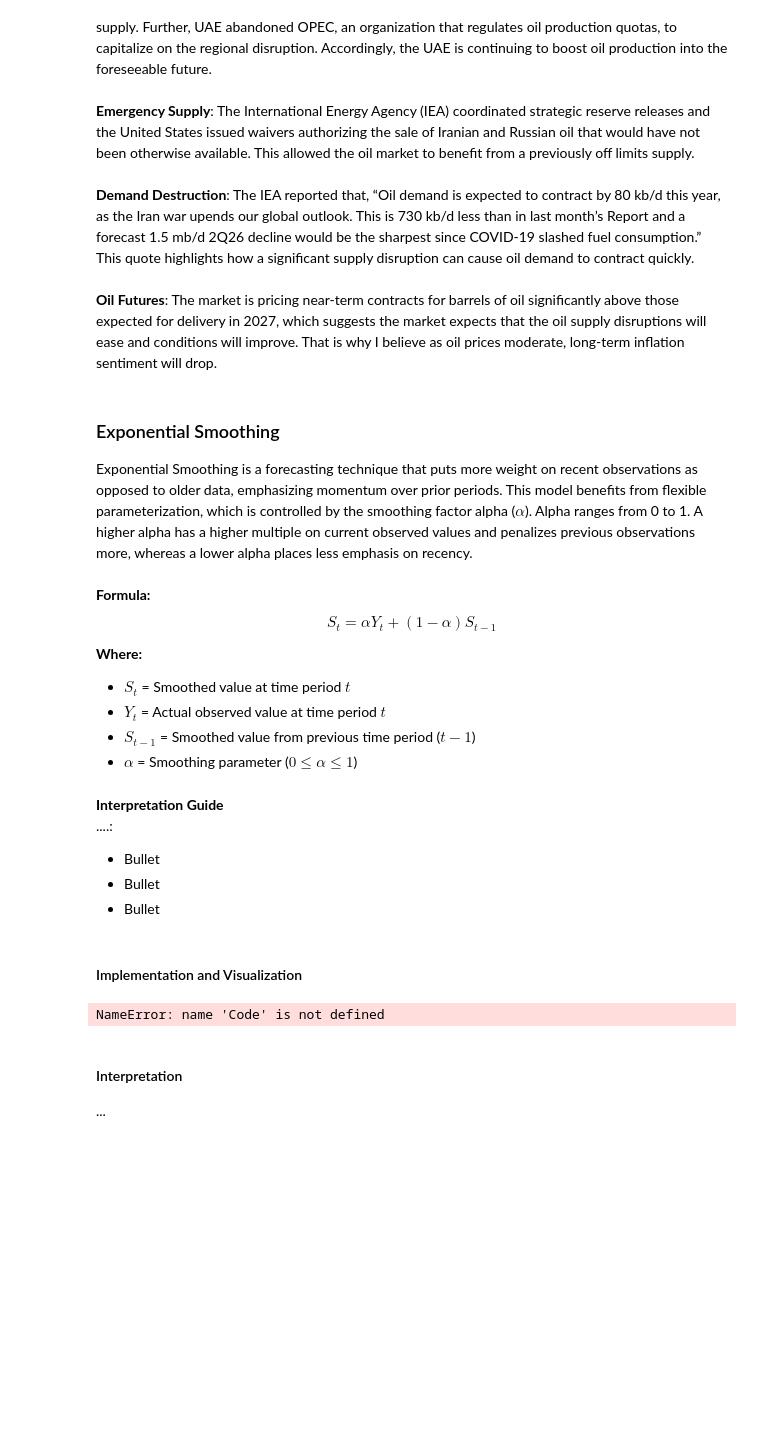
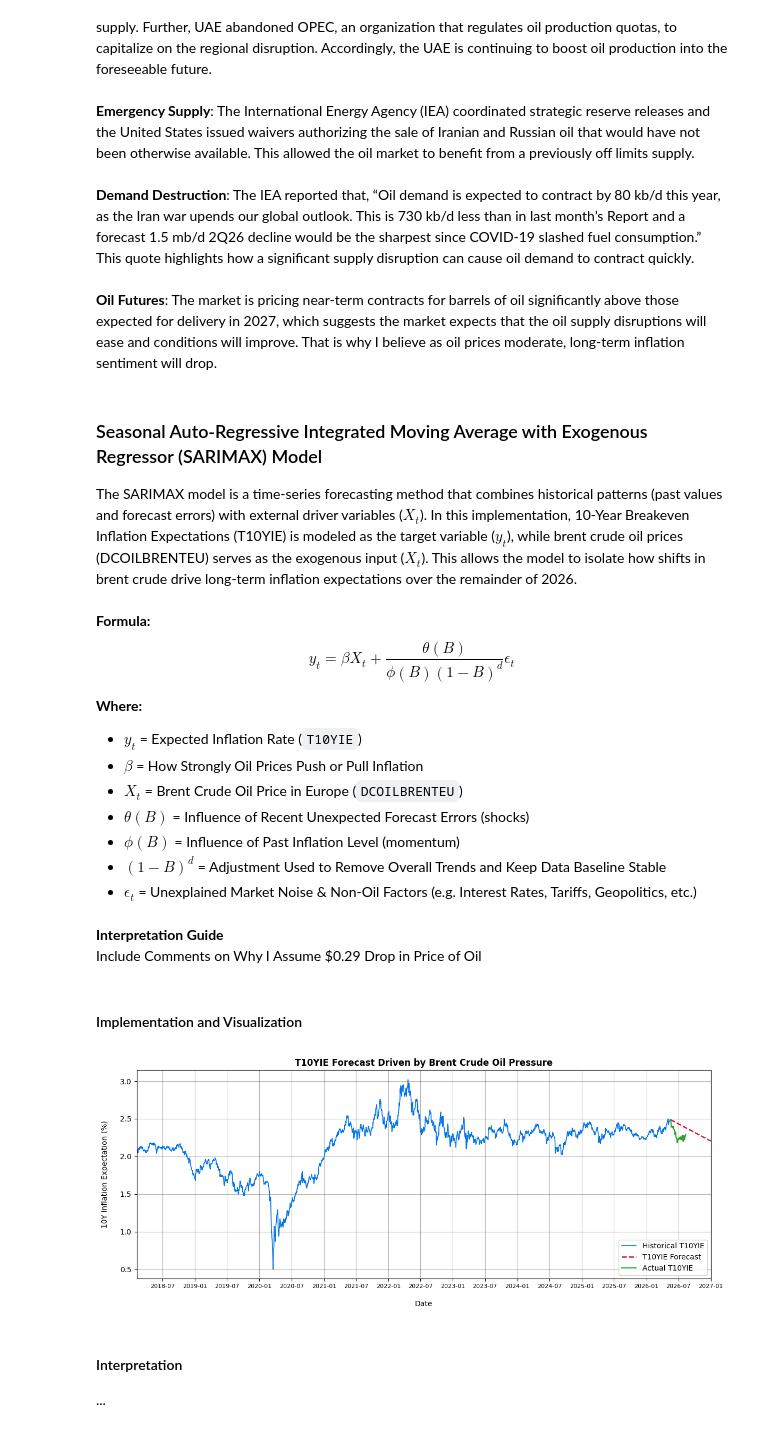
Before and after one commit to Ryan-Page-2024/Investigating-Inflation, a Jupyter notebook: Investigating_Inflation.ipynb, the cells around one changed output. Cells and saved outputs as stored; diff of their text form; code cells hidden in the pictures; blank space fills up the shorter version.

```diff
--- a/Investigating_Inflation.ipynb
+++ b/Investigating_Inflation.ipynb
@@ -1387,29 +1387,77 @@ The closing of the Strait of Hormuz caused the largest oil supply disruption in
 <br><br>
 **Oil Futures**: The market is pricing near-term contracts for barrels of oil significantly above those expected for delivery in 2027, which suggests the market expects that the oil supply disruptions will ease and conditions will improve. That is why I believe as oil prices moderate, long-term inflation sentiment will drop.
 # %% [markdown]
-### Exponential Smoothing
-Exponential Smoothing is a forecasting technique that puts more weight on recent observations as opposed to older data, emphasizing momentum over prior periods. This model benefits from flexible parameterization, which is controlled by the smoothing factor alpha ($\alpha$). Alpha ranges from 0 to 1. A higher alpha has a higher multiple on current observed values and penalizes previous observations more, whereas a lower alpha places less emphasis on recency.
+### Seasonal Auto-Regressive Integrated Moving Average with Exogenous Regressor (SARIMAX) Model
+The SARIMAX model is a time-series forecasting method that combines historical patterns (past values and forecast errors) with external driver variables ($X_t$). In this implementation, 10-Year Breakeven Inflation Expectations (T10YIE) is modeled as the target variable ($y_t$), while brent crude oil prices (DCOILBRENTEU) serves as the exogenous input ($X_t$). This allows the model to isolate how shifts in brent crude drive long-term inflation expectations over the remainder of 2026.
 <br><br>**Formula:**<br>
-$$S_t = \alpha Y_t + (1 - \alpha) S_{t-1}$$
+$$y_t = \beta X_t + \frac{\theta(B)}{\phi(B)(1 - B)^d} \epsilon_t$$
 
 **Where:**
-* $S_t$ = Smoothed value at time period $t$
-* $Y_t$ = Actual observed value at time period $t$
-* $S_{t-1}$ = Smoothed value from previous time period ($t-1$)
-* $\alpha$ = Smoothing parameter ($0 \le \alpha \le 1$)
+* $y_t$ = Expected Inflation Rate (`T10YIE`)
+* $\beta$ = How Strongly Oil Prices Push or Pull Inflation
+* $X_t$ = Brent Crude Oil Price in Europe (`DCOILBRENTEU`)
+* $\theta(B)$ = Influence of Recent Unexpected Forecast Errors (shocks)
+* $\phi(B)$ = Influence of Past Inflation Level (momentum)
+* $(1 - B)^d$ = Adjustment Used to Remove Overall Trends and Keep Data Baseline Stable
+* $\epsilon_t$ = Unexplained Market Noise & Non-Oil Factors (e.g. Interest Rates, Tariffs, Geopolitics, etc.)
 # %% [markdown]
 **Interpretation Guide**<br>
-....:<br>
-
-+ Bullet
-+ Bullet
-+ Bullet
+Include Comments on Why I Assume $0.29 Drop in Price of Oil
 # %% [markdown]
 #### Implementation and Visualization
 # %%
-[Code]
+# Fit SARIMAX Model on Full Historical Data with Brent Crude Oil Price Included as Exogenous Input
+from statsmodels.tsa.statespace.sarimax import SARIMAX
+sarimax_df = roll_corr.loc[:, ['observation_date', 'T10YIE', 'DCOILBRENTEU']]
+model = SARIMAX(sarimax_df["T10YIE"], exog=sarimax_df[["DCOILBRENTEU"]])
+model_fit = model.fit(disp=False)
+
+# Create Future Dates & Exogenous Oil Trajectory Through End of Year (End Date: 1/1/2027)
+forecast_steps = 165
+last_date = sarimax_df["observation_date"].iloc[-1]
+future_dates = pd.date_range(start=last_date + pd.Timedelta(days=1), periods=forecast_steps, freq="B")
+
+# Take Last Price of Oil and Apply Suspected Rate of Change
+last_oil = sarimax_df["DCOILBRENTEU"].iloc[-1]
+future_oil = [last_oil - 0.29 * (i + 1) for i in range(forecast_steps)]
+exog_future = pd.DataFrame({"DCOILBRENTEU": future_oil}, index=future_dates)
+
+# Generate Forecast
+forecast = model_fit.forecast(steps=forecast_steps, exog=exog_future)
+
+# Bring in Actual Observations from May 16th, 2026 - August 10th, 2026
+actuals = pd.read_excel('Data/actuals.xlsx')
+actuals['T10YIE'] = actuals['T10YIE'].ffill()
+
+# Set Min/Max Date Boundaries
+min_date = sarimax_df["observation_date"].min()
+max_date = future_dates[-1]
+
+# Create Graph with Semi-Annual X-axis Date Separation
+plt.figure(figsize=(12, 5))
+plt.grid(alpha=0.3, color="#000000", zorder=0)
+plt.title("T10YIE Forecast Driven by Brent Crude Oil Pressure", fontsize=12, fontweight="bold")
+plt.ylabel("10Y Inflation Expectation (%)", labelpad=15)
+plt.xlabel("Date", labelpad=15)
+plt.xlim(min_date, max_date)
+plt.gca().tick_params(axis="x", labelsize=8)
+plt.gca().xaxis.set_major_locator(mdates.MonthLocator(bymonth=[1, 7]))
+plt.gca().xaxis.set_major_formatter(mdates.DateFormatter("%Y-%m"))
+
+# Plot Historical Inflation
+plt.plot(sarimax_df["observation_date"], sarimax_df["T10YIE"], color="#0073e6", linewidth=1.2, label="Historical T10YIE", zorder=2)
+
+# Plot Forecast Trajectory
+plt.plot(future_dates, forecast, color="#DC143C", linewidth=1.8, linestyle="--", label="T10YIE Forecast", zorder=2)
+
+# Plot Actual Observations
+plt.plot(actuals["observation_date"], actuals["T10YIE"], color="#2ca02c", linewidth=1.5, label="Actual T10YIE", zorder=3)
+
+plt.legend(loc="lower right", fontsize=10)
+plt.tight_layout()
+plt.show()
 # %% [output]
-NameError: name 'Code' is not defined
+[figure, added]
 # %% [markdown]
 #### Interpretation
 ...
```
Also changed, not shown: parts of 2 cells of this notebook, 2 other files.
